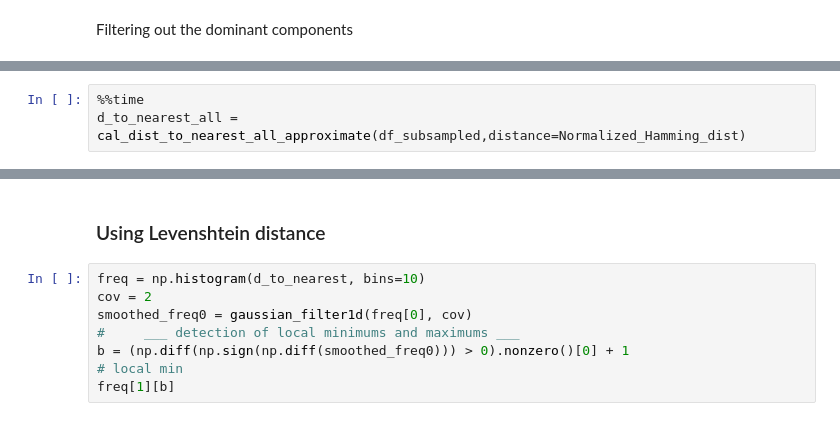
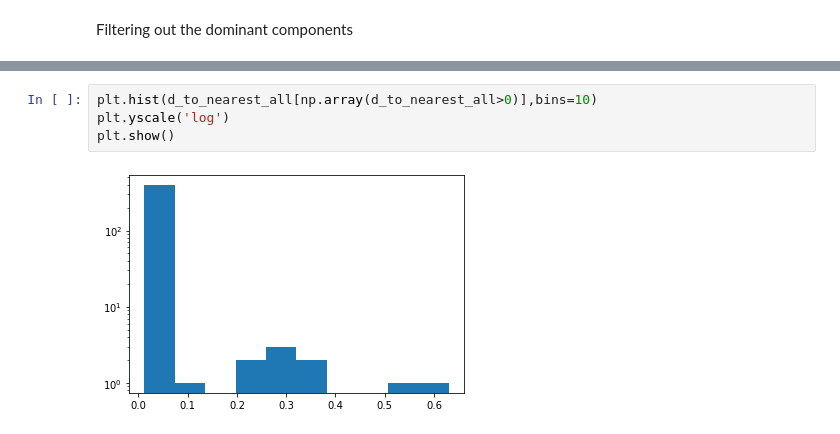
Before and after one commit to RoseYuan/BCR_Clone_Identification, a Jupyter notebook: Scripts/Alignment-based-cleaned.ipynb, the cells around one changed output, grey strips where cells are left out. Cells and saved outputs as stored; diff of their text form.

```diff
--- a/Scripts/Alignment-based-cleaned.ipynb
+++ b/Scripts/Alignment-based-cleaned.ipynb
@@ -708,3 +120,0 @@ df_subsampled = subsample(df, random_state=1, frac=0.65, groups=values)
-# %%
-%%time
-d_to_nearest_all = cal_dist_to_nearest_all_approximate(df_subsampled,distance=Normalized_Hamming_dist)
@@ -739,10 +121,6 @@ plt.hist(d_to_nearest_all[d_to_nearest_all!=1])
-# %% [markdown]
-### Using Levenshtein distance
-# %%
-freq = np.histogram(d_to_nearest, bins=10)
-cov = 2
-smoothed_freq0 = gaussian_filter1d(freq[0], cov)
-#     ___ detection of local minimums and maximums ___
-b = (np.diff(np.sign(np.diff(smoothed_freq0))) > 0).nonzero()[0] + 1
-# local min
-freq[1][b]
+# %%
+plt.hist(d_to_nearest_all[np.array(d_to_nearest_all>0)],bins=10)
+plt.yscale('log')
+plt.show()
+# %% [output]
+[figure, added]
```
Also changed, not shown: parts of 86 cells of this notebook, 4 other files.
